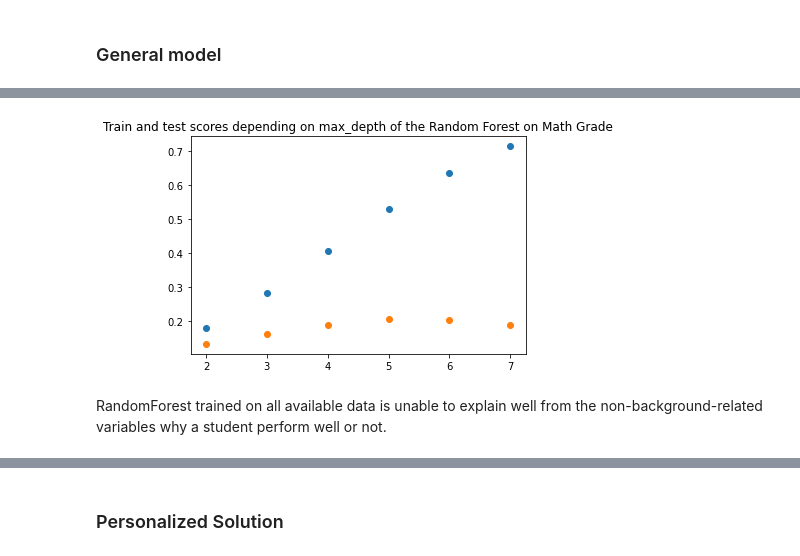
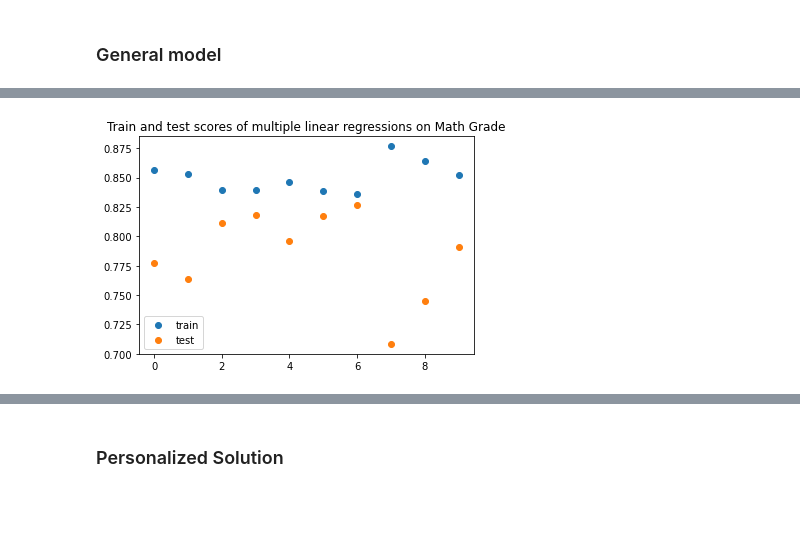
Before and after one commit to songmaxime/student_performance_advisor, a Jupyter notebook: student_performance_advice.ipynb, the cells around one changed output, grey strips where cells are left out. Saved outputs shown, nothing was run; the diff lists cells and outputs as text; code cells hidden in the pictures; blank space fills up the shorter version.

Commit message:
Update student_performance_advice
Use of linear model to have a more explainable model especially for general advice

```diff
--- a/student_performance_advice.ipynb
+++ b/student_performance_advice.ipynb
@@ -183,23 +192,3 @@ for name in X_advice.columns:
 X_advice_numeric = pd.get_dummies(X_advice, columns = columns_name, drop_first = True)
 # %% [markdown]
 ### General model
-# %%
-from sklearn.ensemble import RandomForestRegressor
-from sklearn.model_selection import train_test_split
-
-X_train, X_test, y_train, y_test = train_test_split(X_advice_numeric.to_numpy(), y.to_numpy(), test_size=0.3, random_state=103)
-
-train_score = []
-test_score = []
-# we test the max_depth hyperparameter
-for i in range(2,8):
-    average_train_score = []
-    average_test_score = []
-    for j in range(10):
-        regr = RandomForestRegressor(max_depth=i, n_estimators=50)
-        regr.fit(X_train, y_train)
-        average_train_score.append(regr.score(X_train,y_train))
-        average_test_score.append(regr.score(X_test,y_test))
-
-    train_score.append(sum(average_train_score)/len(average_train_score))
-    test_score.append(sum(average_test_score)/len(average_test_score))
@@ -206,9 +199,25 @@ for i in range(2,8):
+# %%
+# get a pandas.DataFrame with all the initial variables transformed to numerical variables
+X_numeric = pd.concat([X_background_numeric, X_advice_numeric], axis=1)
+# standardize the dataset, useful when looking for the coefficients of the model since they will be on the same scale
+scaler = StandardScaler()
+X_standardized = scaler.fit_transform(X_numeric.to_numpy())
+
+# let's check the overall performance of the linear model to explain the final grade
+# we test different split of the dataset into train and test
+train_score = []
+test_score = []
+for i in range(10):
+    X_train, X_test, y_train, y_test = train_test_split(X_standardized, y.to_numpy(), test_size=0.3)
+    regr = LinearRegression()
+    regr.fit(X_train, y_train)
+    train_score.append(regr.score(X_train, y_train))
+    test_score.append(regr.score(X_test, y_test))
 # %%
-plt.scatter(range(2,8), train_score)
-plt.scatter(range(2,8), test_score)
-plt.title('Train and test scores depending on max_depth of the Random Forest on Math Grade')
+plt.scatter(range(10), train_score, label="train")
+plt.scatter(range(10), test_score, label="test")
+plt.legend()
+plt.title('Train and test scores of multiple linear regressions on Math Grade')
 plt.show()
 # %% [output]
-[figure, old version]
+[figure, new version]
-# %% [markdown]
-RandomForest trained on all available data is unable to explain well from the non-background-related variables why a student perform well or not.
```
Also changed, not shown: parts of 36 cells of this notebook.
